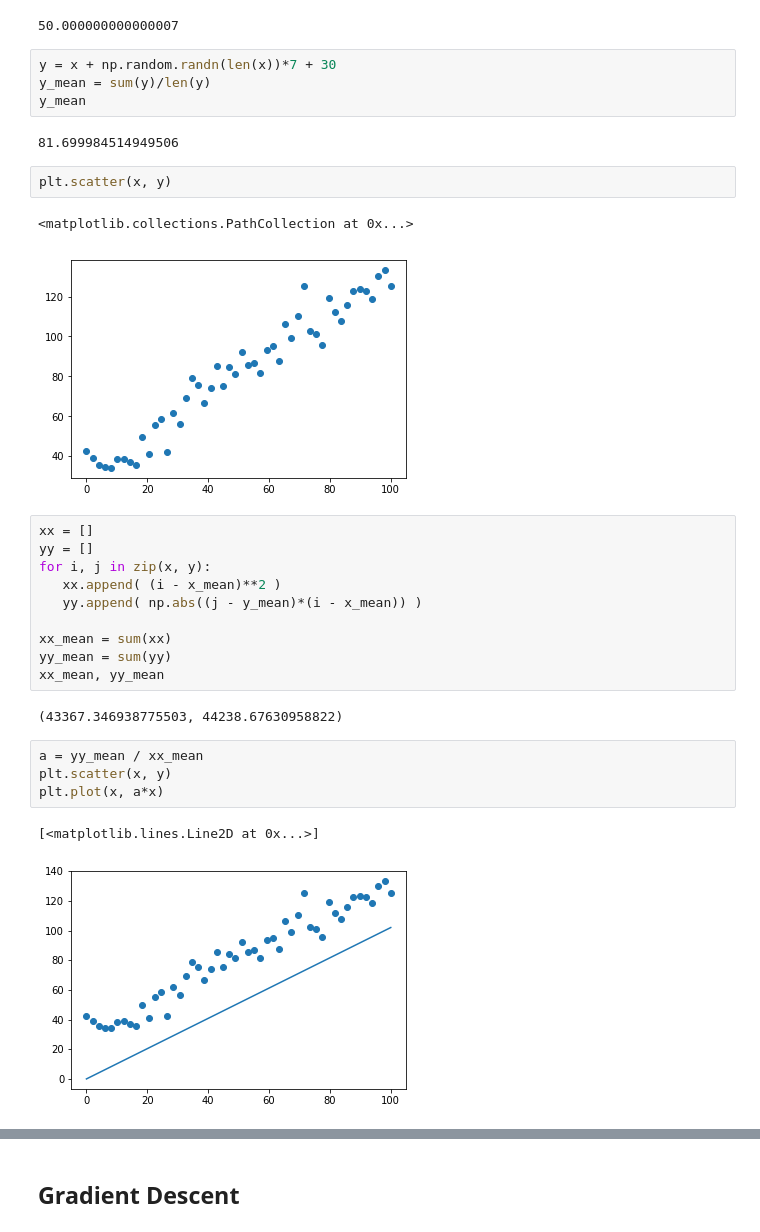
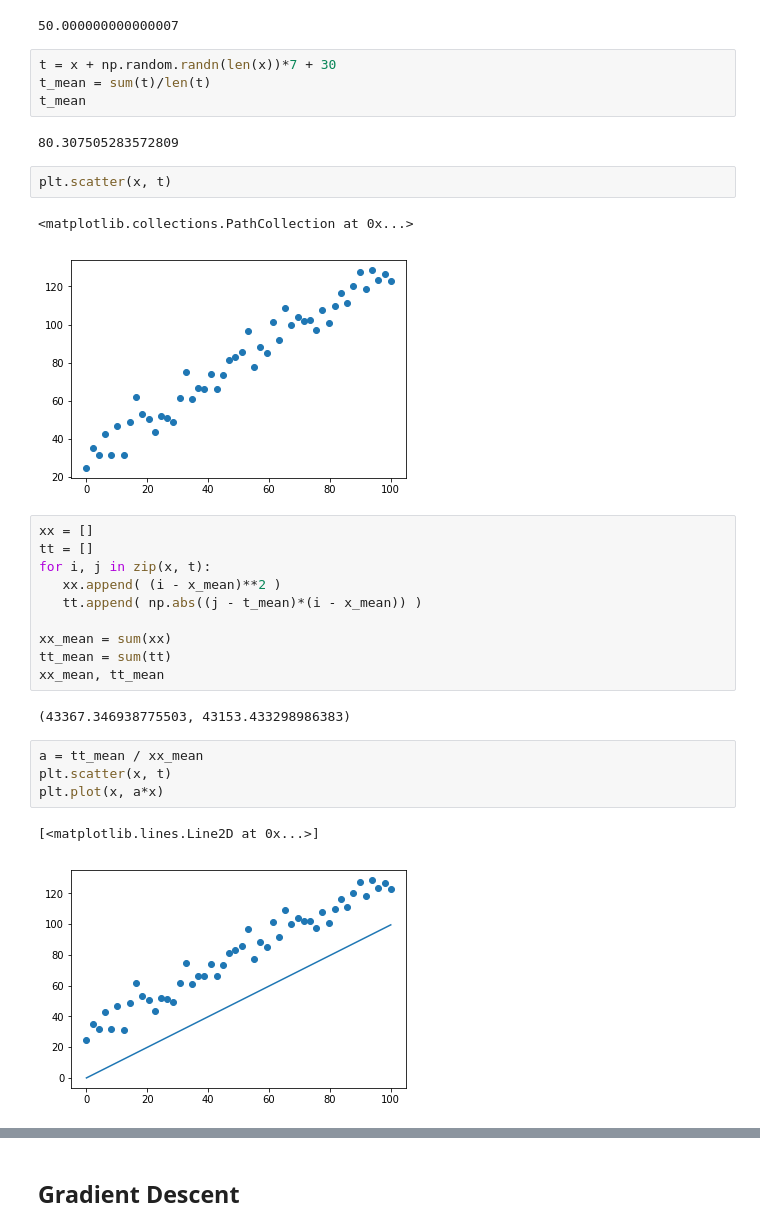
Before and after one commit to mijies/notebooks, a Jupyter notebook: Snippets.ipynb, the cells around one changed output, grey strips where cells are left out. Cells and saved outputs as stored; diff of their text form.

```diff
--- a/Snippets.ipynb
+++ b/Snippets.ipynb
@@ -21,33 +22,33 @@ x_mean
 # %% [output]
 50.000000000000007
 # %%
-y = x + np.random.randn(len(x))*7 + 30
-y_mean = sum(y)/len(y)
-y_mean
+t = x + np.random.randn(len(x))*7 + 30
+t_mean = sum(t)/len(t)
+t_mean
 # %% [output]
-81.699984514949506
+80.307505283572809
 # %%
-plt.scatter(x, y)
+plt.scatter(x, t)
 # %% [output]
 <matplotlib.collections.PathCollection at 0x...>
-[figure, old version]
+[figure, new version]
 # %%
 xx = []
-yy = []
-for i, j in zip(x, y):
+tt = []
+for i, j in zip(x, t):
    xx.append( (i - x_mean)**2 )
-   yy.append( np.abs((j - y_mean)*(i - x_mean)) )
+   tt.append( np.abs((j - t_mean)*(i - x_mean)) )
 
 xx_mean = sum(xx)
-yy_mean = sum(yy)
-xx_mean, yy_mean
+tt_mean = sum(tt)
+xx_mean, tt_mean
 # %% [output]
-(43367.346938775503, 44238.67630958822)
+(43367.346938775503, 43153.433298986383)
 # %%
-a = yy_mean / xx_mean
-plt.scatter(x, y)
+a = tt_mean / xx_mean
+plt.scatter(x, t)
 plt.plot(x, a*x)
 # %% [output]
 [<matplotlib.lines.Line2D at 0x...>]
-[figure, old version]
+[figure, new version]
 # %%
```
Also changed, not shown: parts of 13 cells of this notebook, 1 other file.
